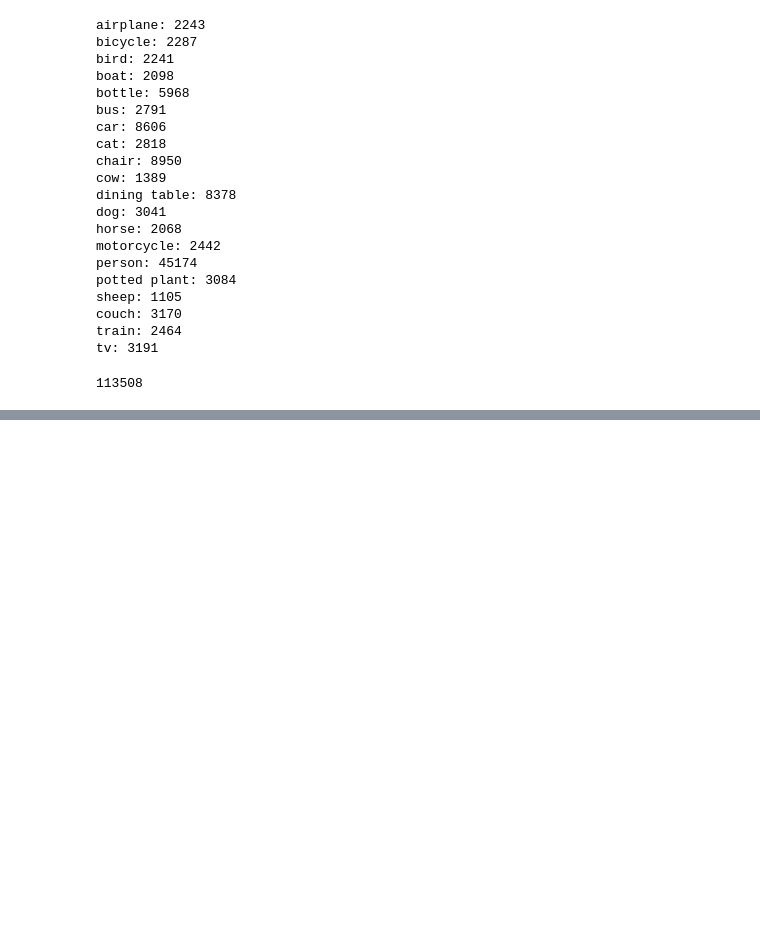
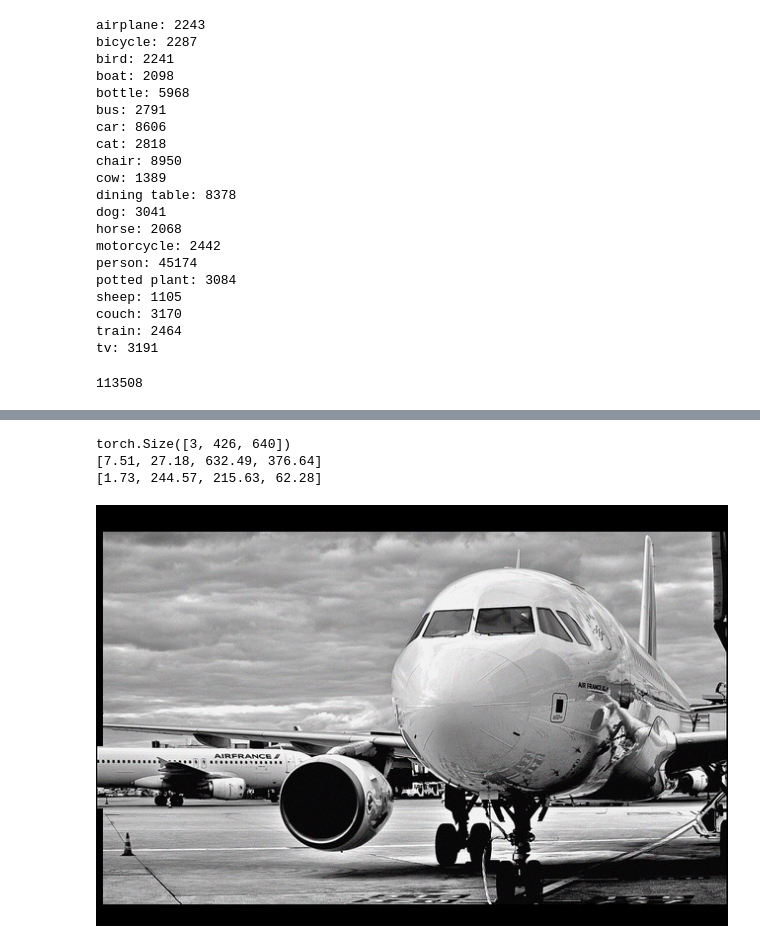
Before and after one commit to euphoria0-0/Neural-Causation-Coefficient, a Jupyter notebook: FeatureExtraction.ipynb, the cells around one changed output, grey strips where cells are left out. Cells and saved outputs as stored; diff of their text form; code cells hidden in the pictures; blank space fills up the shorter version.

```diff
--- a/FeatureExtraction.ipynb
+++ b/FeatureExtraction.ipynb
@@ -230,0 +253,38 @@ torch.Size([1, 2, 4])
+# %%
+img_path = f'data/coco/train2014/'
+with open('data/coco/trainIds.txt', 'r') as f:
+    dataset = json.load(f) # 'img_id', 'bbox', 'anns'
+transform = T.Compose([
+    T.CenterCrop(224),
+    T.ToTensor()
+])
+# %%
+data = dataset[0]
+
+img = read_image(img_path+data['file_name'])
+print(img.shape)
+# bboxs = torch.tensor(data['bbox'])
+# print(bboxs[1])
+
+# bboxs = torch.tensor([[bbox[0],bbox[1],bbox[2]+bbox[0],bbox[3]+bbox[1]] for bbox in bboxs])
+
+mask = torch.zeros(img.shape[1:], dtype=int)
+for bbox in data['bbox']:
+    print(bbox)
+    x1, x2 = int(bbox[1]), int(bbox[1]+bbox[3])+1
+    y1, y2 = int(bbox[0]), int(bbox[0]+bbox[2])+1
+    mask[x1:x2,y1:y2] = 1
+    mask = torch.tensor(mask>0, dtype=torch.uint8)
+    objectImg = torch.where(mask1>0,img,mask1)
+    contextImg = torch.where(mask1>0,mask,img)
+
+# img
+# # img = draw_bounding_boxes(img, bboxs)
+objectImg = T.ToPILImage()(objectImg)
+contextImg = T.ToPILImage()(contextImg)
+objectImg
+# %% [output]
+torch.Size([3, 426, 640])
+[7.51, 27.18, 632.49, 376.64]
+[1.73, 244.57, 215.63, 62.28]
+[figure, added]
```
Also changed, not shown: parts of 10 cells of this notebook.
